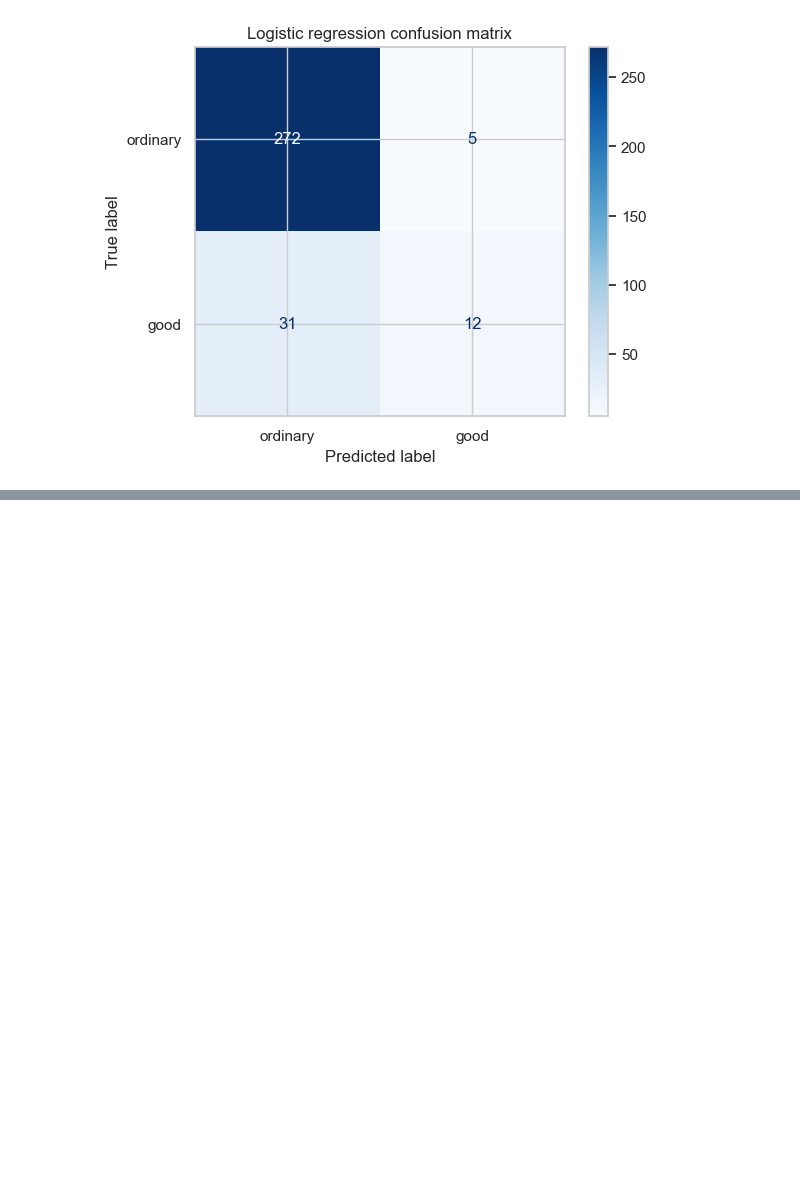
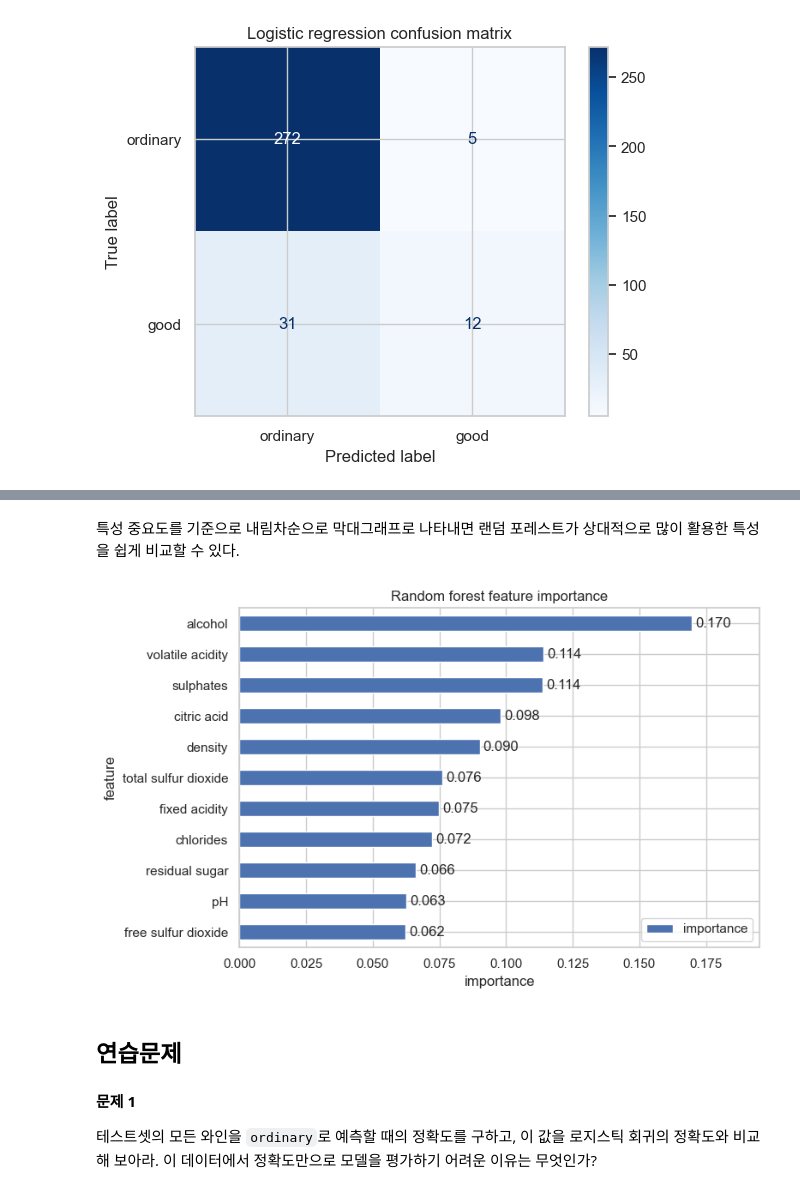
Before and after one commit to codingalzi/code-workout-datasci, a Jupyter notebook: ml_classification.ipynb, the cells around one changed output, grey strips where cells are left out. Cells and saved outputs as stored; diff of their text form; code cells hidden in the pictures; blank space fills up the shorter version.

```diff
--- a/ml_classification.ipynb
+++ b/ml_classification.ipynb
@@ -774,0 +691,6 @@ plt.show()
+# %%
+feature_importance = pd.DataFrame(forest_model.feature_importances_,
+                                  index=X_train.columns,
+                                  columns=["importance"])
+
+feature_importance
@@ -774,0 +710,20 @@ plt.show()
+# %% [markdown]
+특성 중요도를 기준으로 내림차순으로 막대그래프로 나타내면 랜덤 포레스트가 상대적으로 많이 활용한 특성을 쉽게 비교할 수 있다.
+# %%
+ax = feature_importance.sort_values(by="importance").plot.barh(figsize=(8, 5))
+ax.bar_label(ax.containers[0], fmt="%.3f", padding=3) # 막대 위에 중요도 값 표시
+ax.margins(x=0.15) # 막대와 축 사이의 여백 조정
+
+plt.title("Random forest feature importance")
+plt.xlabel("importance")
+plt.ylabel("feature")
+plt.tight_layout()
+plt.show()
+# %% [output]
+[figure, added]
+# %% [markdown]
+## 연습문제
+# %% [markdown]
+**문제 1**
+
+테스트셋의 모든 와인을 `ordinary`로 예측할 때의 정확도를 구하고, 이 값을 로지스틱 회귀의 정확도와 비교해 보아라. 이 데이터에서 정확도만으로 모델을 평가하기 어려운 이유는 무엇인가?
```
Also changed, not shown: parts of 58 cells of this notebook, 1 other file.
